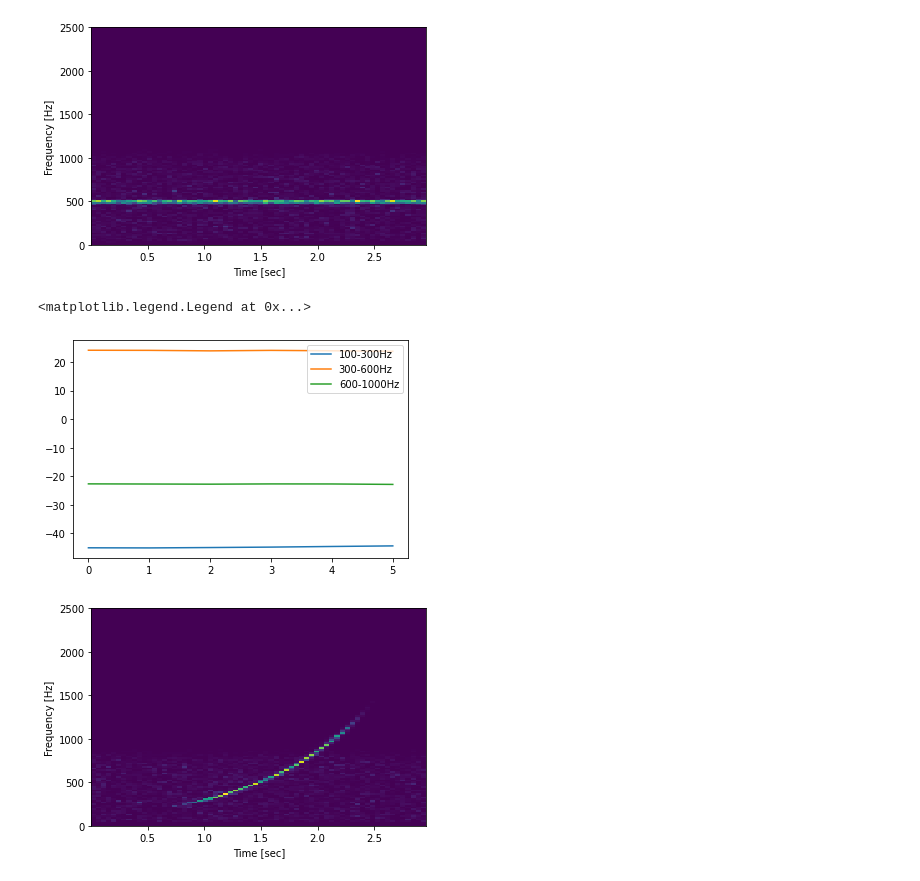
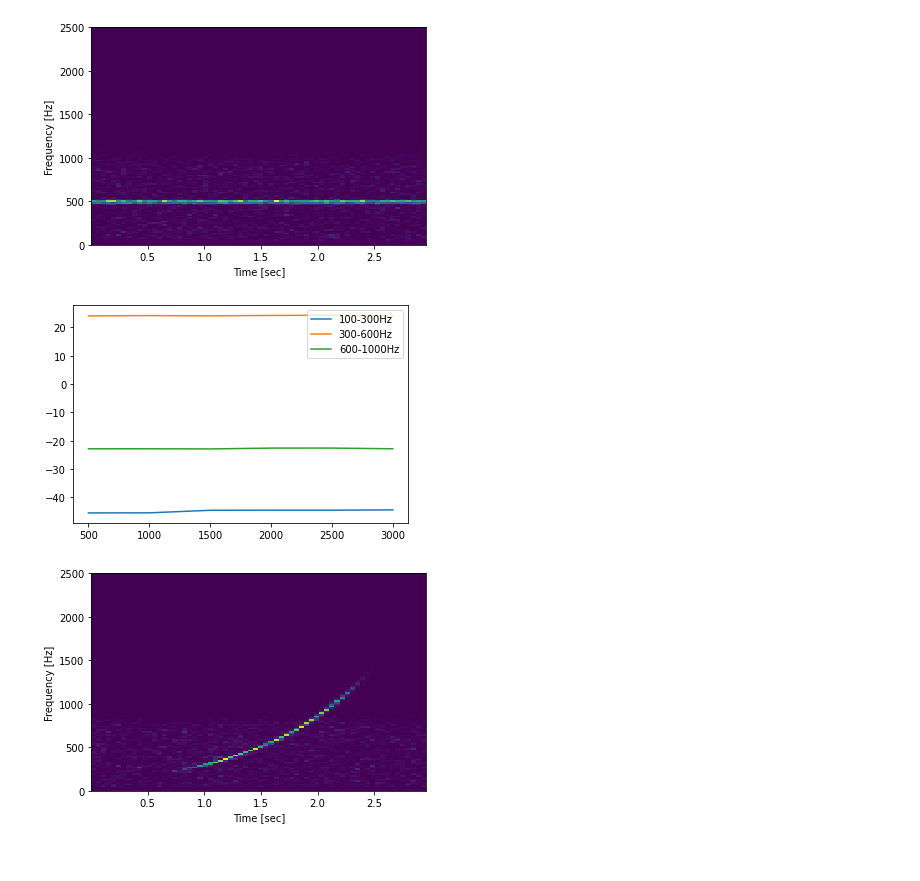
Before and after one commit to kacunningham413/pinniped_lab, a Jupyter notebook: interface_template.ipynb, the cells around one changed output. Drawn from its saved outputs; the diff is of its cells as text; code cells hidden in the pictures.

```diff
--- a/interface_template.ipynb
+++ b/interface_template.ipynb
@@ -1,22 +1,17 @@
 # %%
 import masking_analysis.sound as sound
 from masking_analysis.sound import Sound
 from masking_analysis.masking import MaskingAnalyzer, masking_analyzer_from_exp_config_txt
 import matplotlib.pyplot as plt
 
 analyzer = masking_analyzer_from_exp_config_txt(
     './test_data/experiment_config_example.textproto')
-se = analyzer.get_signal_excess()
 
 analyzer.plot_signal_and_noise_spectrogram()
-
-for band, excess in se.items():
-    plt.plot(excess, label=f'{band.start_freq}-{band.stop_freq}Hz')
-plt.legend(loc='upper right')
+analyzer.plot_signal_excesses()
 # %% [output]
-[figure, old version]
+[figure, new version]
-<matplotlib.legend.Legend at 0x...>
-[figure, old version]
+[figure, new version]
 # %%
 from masking_analysis.masking import masking_analyzer_from_exp_config_txt
 import matplotlib.pyplot as plt
```
Also changed, not shown: parts of 1 cell of this notebook, 7 other files.
